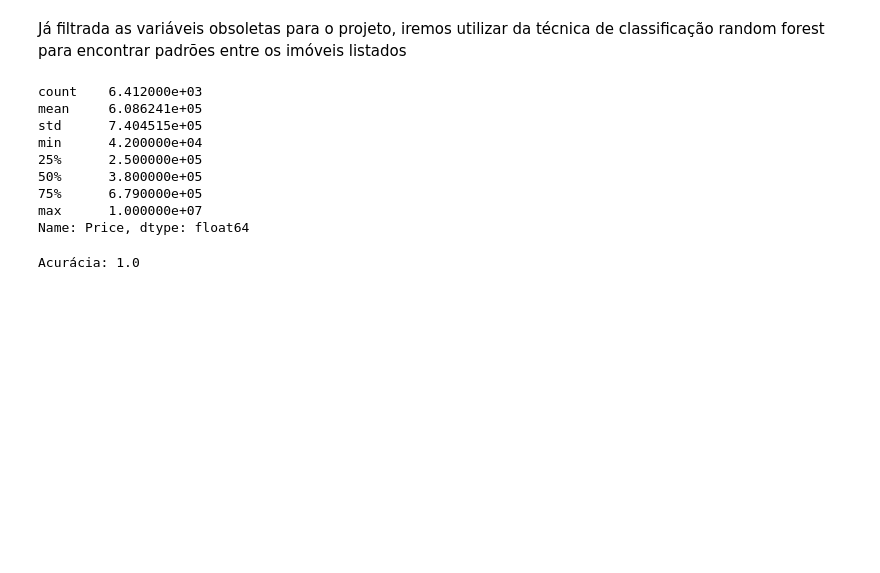
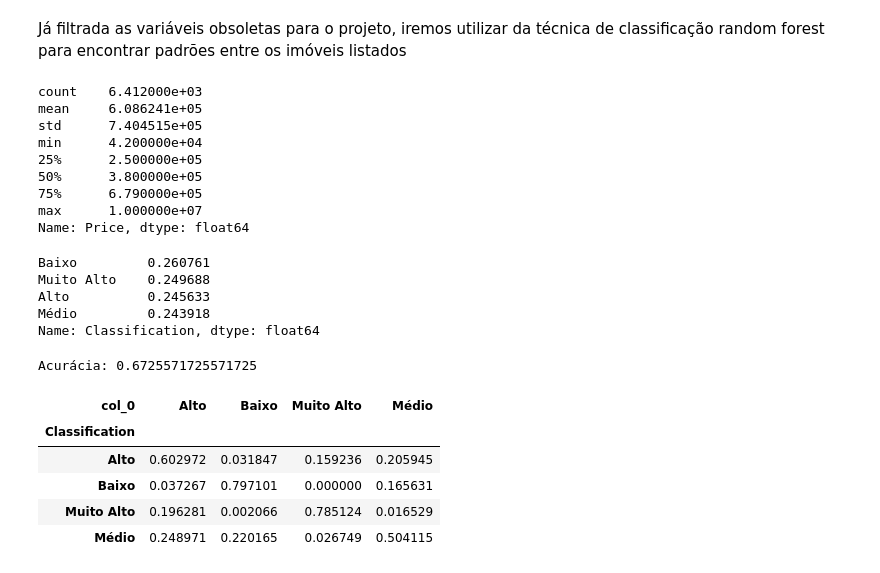
Before and after one commit to arthurfc12/Projeto3CDados, a Jupyter notebook: pr3Oficial.ipynb, the cells around one changed output. Cells and saved outputs as stored; diff of their text form; code cells hidden in the pictures; blank space fills up the shorter version.

```diff
--- a/pr3Oficial.ipynb
+++ b/pr3Oficial.ipynb
@@ -248,8 +248,19 @@ min      4.200000e+04
 75%      6.790000e+05
 max      1.000000e+07
 Name: Price, dtype: float64
+# %%
+data['Classification']='Muito Alto'
+data.loc[(data.Price > 380000) & (data.Price <= 679000), "Classification"] = 'Alto'
+data.loc[(data.Price > 250000) & (data.Price <= 380000), "Classification"] = 'Médio'
+data.loc[(data.Price <= 250000), "Classification"] = 'Baixo'
 # %%
-data['Classification']='Muito Alto'
+data.Classification.value_counts(True)
+# %% [output]
+Baixo         0.260761
+Muito Alto    0.249688
+Alto          0.245633
+Médio         0.243918
+Name: Classification, dtype: float64
 # %%
 x = data[['Size', 'Condo', 'Rooms', 'Toilets', 'Suites', 'Swimming Pool']]
 y = data['Classification']
@@ -265,4 +276,13 @@ model.fit(x_train, y_train)
 y_pred = model.predict(x_test)
 print('Acurácia: {}'.format(accuracy_score(y_test, y_pred)))
 # %% [output]
-Acurácia: 1.0
+Acurácia: 0.6725571725571725
+# %%
+pd.crosstab(y_test, y_pred, normalize = 'index')
+# %% [output]
+| col_0 | Alto | Baixo | Muito Alto | Médio |
+| Classification |  |  |  |  |
+| Alto | 0.602972 | 0.031847 | 0.159236 | 0.205945 |
+| Baixo | 0.037267 | 0.797101 | 0.000000 | 0.165631 |
+| Muito Alto | 0.196281 | 0.002066 | 0.785124 | 0.016529 |
+| Médio | 0.248971 | 0.220165 | 0.026749 | 0.504115 |
```
